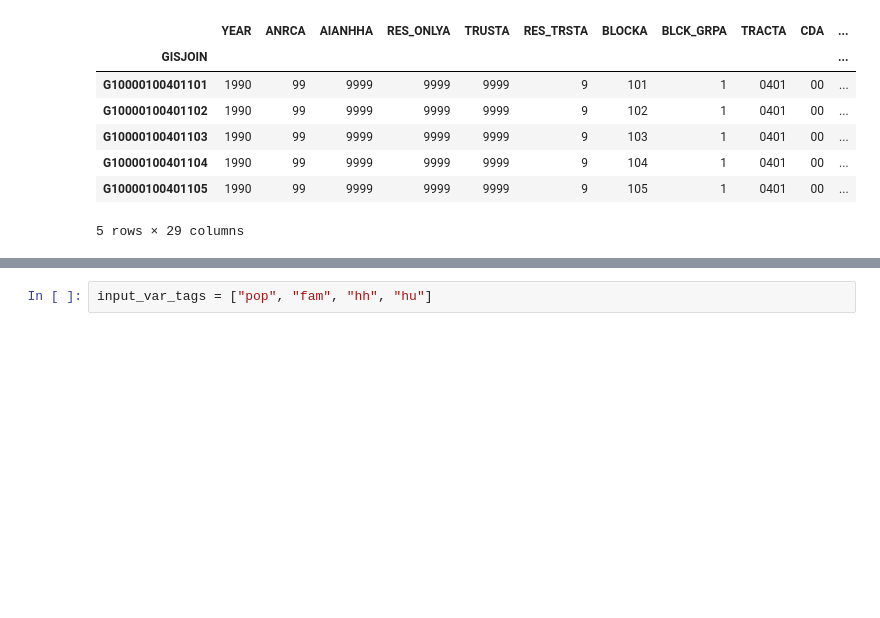
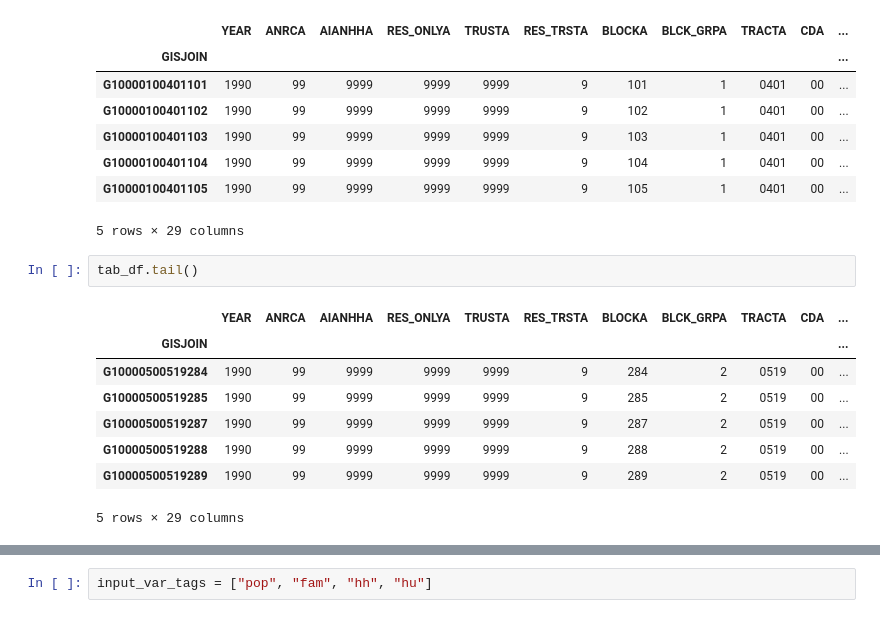
Before and after one commit to ipums/nhgisxwalk, a Jupyter notebook: notebooks/build_subset.ipynb, the cells around one changed output, grey strips where cells are left out. Drawn from its saved outputs; the diff is of its cells as text; blank space fills up the shorter version.

```diff
--- a/notebooks/build_subset.ipynb
+++ b/notebooks/build_subset.ipynb
@@ -210,3 +265,14 @@ tab_df.head()
 | G10000100401104 | 1990 | 99 | 9999 | 9999 | 9999 | 9 | 104 | 1 | 0401 | 00 | ... |
 | G10000100401105 | 1990 | 99 | 9999 | 9999 | 9999 | 9 | 105 | 1 | 0401 | 00 | ... |
 5 rows × 29 columns
+# %%
+tab_df.tail()
+# %% [output]
+|  | YEAR | ANRCA | AIANHHA | RES_ONLYA | TRUSTA | RES_TRSTA | BLOCKA | BLCK_GRPA | TRACTA | CDA | ... |
+| GISJOIN |  |  |  |  |  |  |  |  |  |  | ... |
+| G10000500519284 | 1990 | 99 | 9999 | 9999 | 9999 | 9 | 284 | 2 | 0519 | 00 | ... |
+| G10000500519285 | 1990 | 99 | 9999 | 9999 | 9999 | 9 | 285 | 2 | 0519 | 00 | ... |
+| G10000500519287 | 1990 | 99 | 9999 | 9999 | 9999 | 9 | 287 | 2 | 0519 | 00 | ... |
+| G10000500519288 | 1990 | 99 | 9999 | 9999 | 9999 | 9 | 288 | 2 | 0519 | 00 | ... |
+| G10000500519289 | 1990 | 99 | 9999 | 9999 | 9999 | 9 | 289 | 2 | 0519 | 00 | ... |
+5 rows × 29 columns
```
Also changed, not shown: parts of 21 cells of this notebook, 2 other files.
